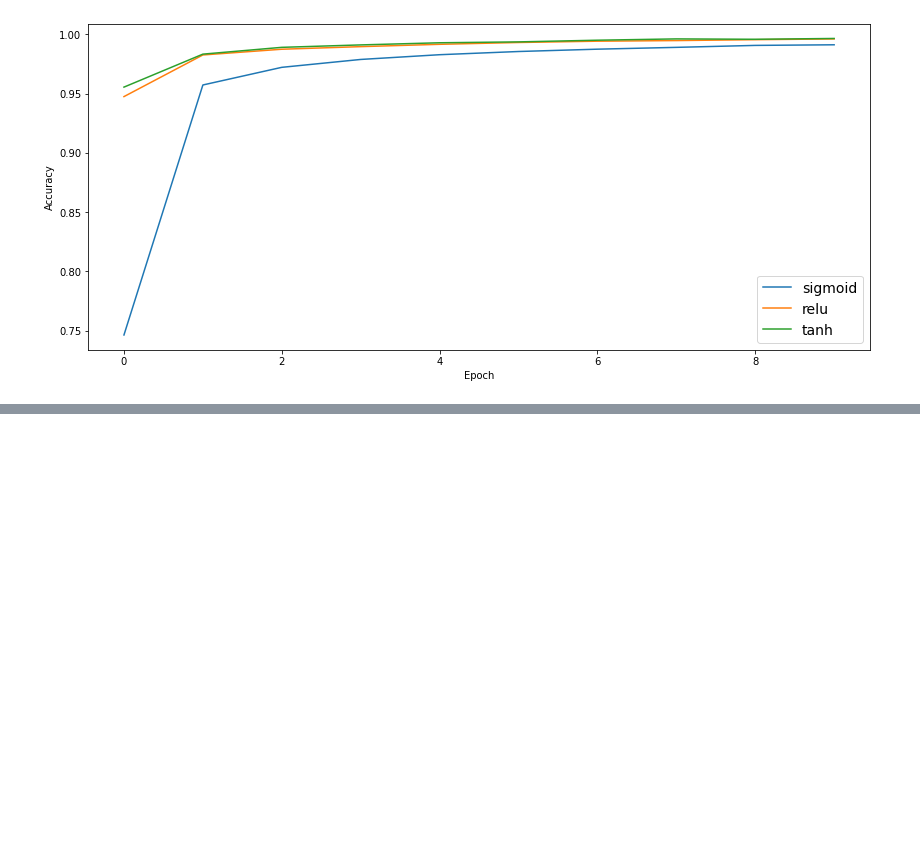
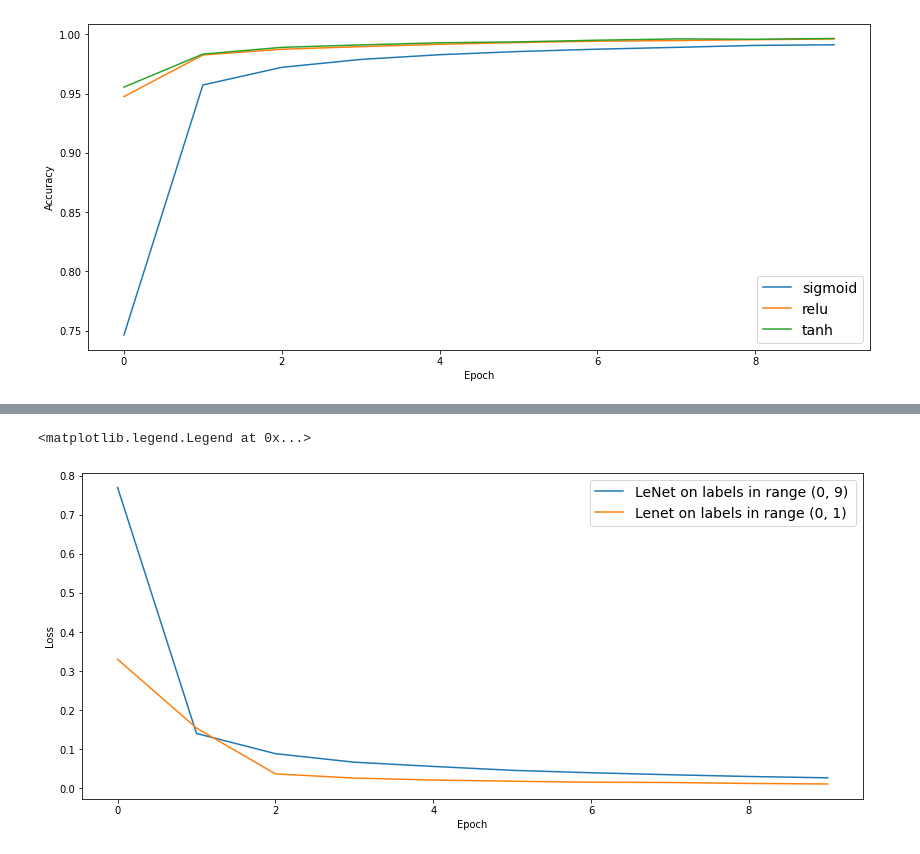
Before and after one commit to PsorTheDoctor/artificial-intelligence, a Jupyter notebook: neural_networks/CNN/sigmoid_vs_tanh_lenet.ipynb, the cells around one changed output, grey strips where cells are left out. Saved outputs shown, nothing was run; the diff lists cells and outputs as text; code cells hidden in the pictures; blank space fills up the shorter version.

```diff
--- a/neural_networks/CNN/sigmoid_vs_tanh_lenet.ipynb
+++ b/neural_networks/CNN/sigmoid_vs_tanh_lenet.ipynb
@@ -185,0 +190,6 @@ plt.legend(fontsize=14)
+# %%
+y_train = y_train_unipolar / 9
+y_test = y_test_unipolar / 9
+
+print(np.amin(y_train))
+print(np.amax(y_train))
@@ -185,0 +199,3 @@ plt.legend(fontsize=14)
+# %%
+model = LeNet('sigmoid')
+history_01 = model.fit(X_train_unipolar, y_train, epochs=10)
@@ -185,0 +223,10 @@ plt.legend(fontsize=14)
+# %%
+plt.figure(figsize=(14, 6))
+plt.plot(history_sigmoid.history['loss'], label='LeNet on labels in range (0, 9)')
+plt.plot(history_01.history['loss'], label='Lenet on labels in range (0, 1) ')
+plt.xlabel('Epoch')
+plt.ylabel('Loss')
+plt.legend(fontsize=14)
+# %% [output]
+<matplotlib.legend.Legend at 0x...>
+[figure, added]
```
Also changed, not shown: parts of 4 cells of this notebook.
